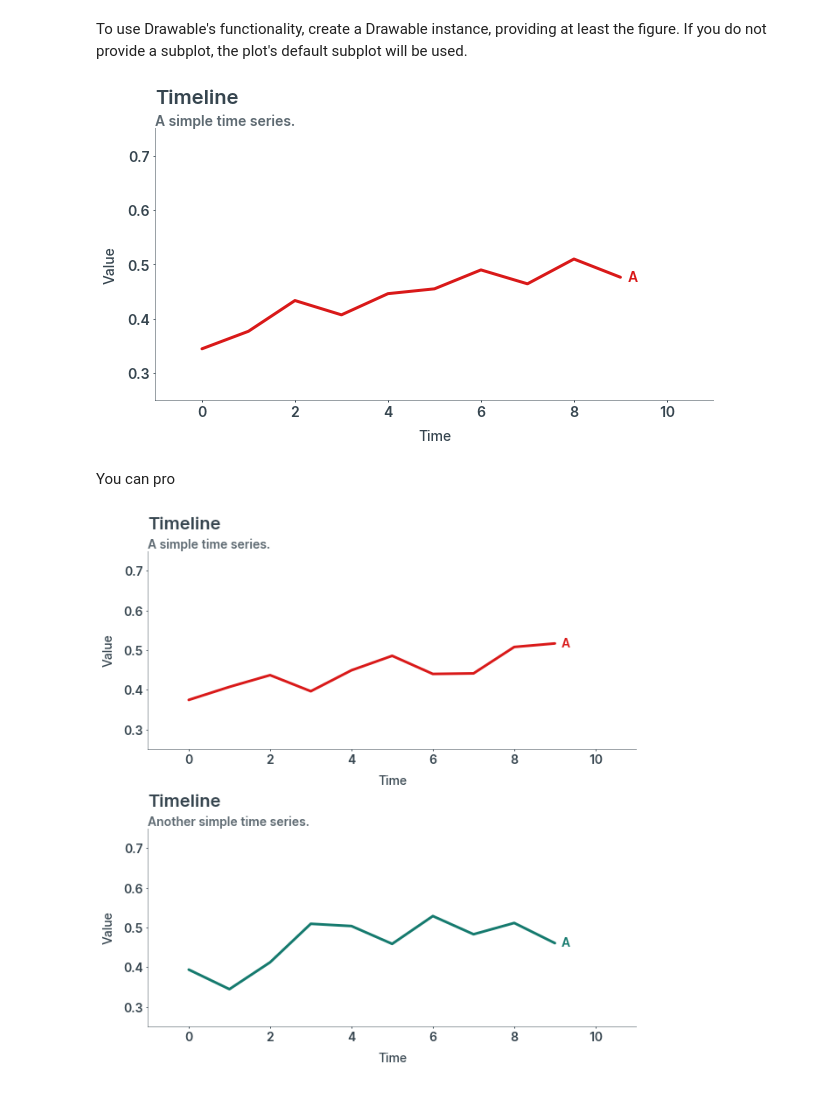
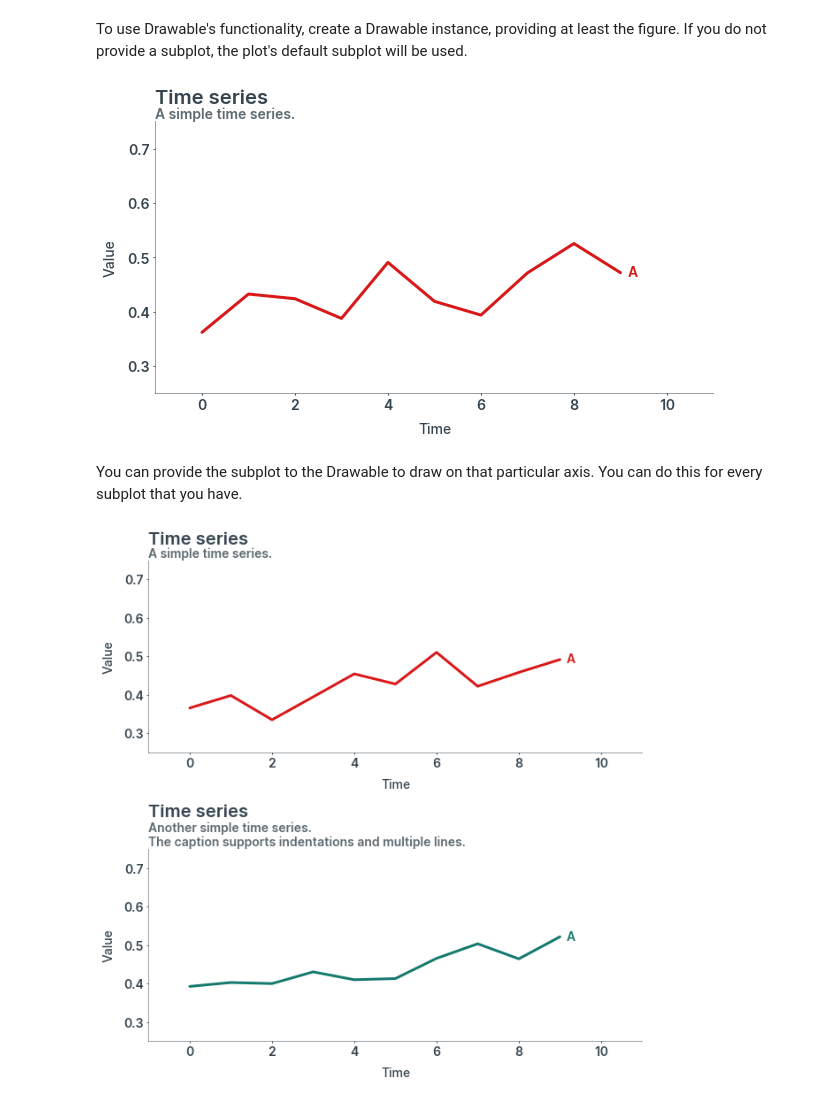
Before and after one commit to NicholasMamo/multiplex-plot, a Jupyter notebook: examples/1. Getting started.ipynb, the cells around one changed output. Saved outputs shown, nothing was run; the diff lists cells and outputs as text; code cells hidden in the pictures.

Commit message:
Add visualization caption support to the Drawable class

```diff
--- a/examples/1. Getting started.ipynb
+++ b/examples/1. Getting started.ipynb
@@ -35,14 +35,13 @@ Instead of adding a legend, add a text at the end of the time series.
 viz.plot(range(10), line)
 viz.text(9 + 0.15, line[-1], 'A', color='C0', fontweight=600, va='center')
 
-viz.set_title('Timeline', loc='left', fontweight='bold', pad=25) # pad to make space for a subtitle
-viz.text(0, 1, 'A simple time series.',
-         alpha=0.8, ha='left', va='bottom', transform=plt.gca().transAxes)
+viz.set_title('Time series', loc='left')
+viz.set_caption('A simple time series.')
 plt.show()
 # %% [output]
-[figure, old version]
+[figure, new version]
-# %% [markdown]
-You can pro
+# %% [markdown]
+You can provide the subplot to the Drawable to draw on that particular axis. You can do this for every subplot that you have.
 # %%
 from multiplex import drawable
 drawable = importlib.reload(drawable)
@@ -55,38 +54,39 @@ Draw the first axis.
 """
 viz = drawable.Drawable(figure, axis[0])
 viz.set_xlim(-1, 11)
 viz.set_ylim(0.25, 0.75)
 viz.set_xlabel('Time')
 viz.set_ylabel('Value')
 
 line = np.linspace(0.4, 0.5, num=10) + np.random.normal(0, 0.03, 10)
 viz.plot(range(10), line, color='C0')
 viz.text(9 + 0.15, line[-1], 'A', color='C0', fontweight=600, va='center')
 
-viz.set_title('Timeline', loc='left', fontweight='bold', pad=25) # pad to make space for a subtitle
-viz.text(0, 1, 'A simple time series.',
-         alpha=0.8, ha='left', va='bottom', transform=axis[0].transAxes)
+viz.set_title('Time series', loc='left')
+viz.set_caption('A simple time series.')
 
 """
 Draw the second axis.
 """
 
 viz = drawable.Drawable(figure, axis[1])
 
 viz.set_xlim(-1, 11)
 viz.set_ylim(0.25, 0.75)
 viz.set_xlabel('Time')
 viz.set_ylabel('Value')
 
 line = np.linspace(0.4, 0.5, num=10) + np.random.normal(0, 0.03, 10)
 viz.plot(range(10), line, color='C1')
 viz.text(9 + 0.15, line[-1], 'A', color='C1', fontweight=600, va='center')
 
-viz.set_title('Timeline', loc='left', fontweight='bold', pad=25) # pad to make space for a subtitle
-viz.text(0, 1, 'Another simple time series.',
-         alpha=0.8, ha='left', va='bottom', transform=axis[1].transAxes)
+viz.set_title('Time series', loc='left')
+caption = """  Another simple time series.
+               The caption supports indentations and multiple lines.
+"""
+viz.set_caption(caption)
 
-# plt.subplots_adjust(hspace=0.5) # this may be needed
+plt.subplots_adjust(hspace=0.5) # this may be needed to make space for the caption
 plt.show()
 # %% [output]
-[figure, old version]
+[figure, new version]
```
Also changed, not shown: 1 other file.
